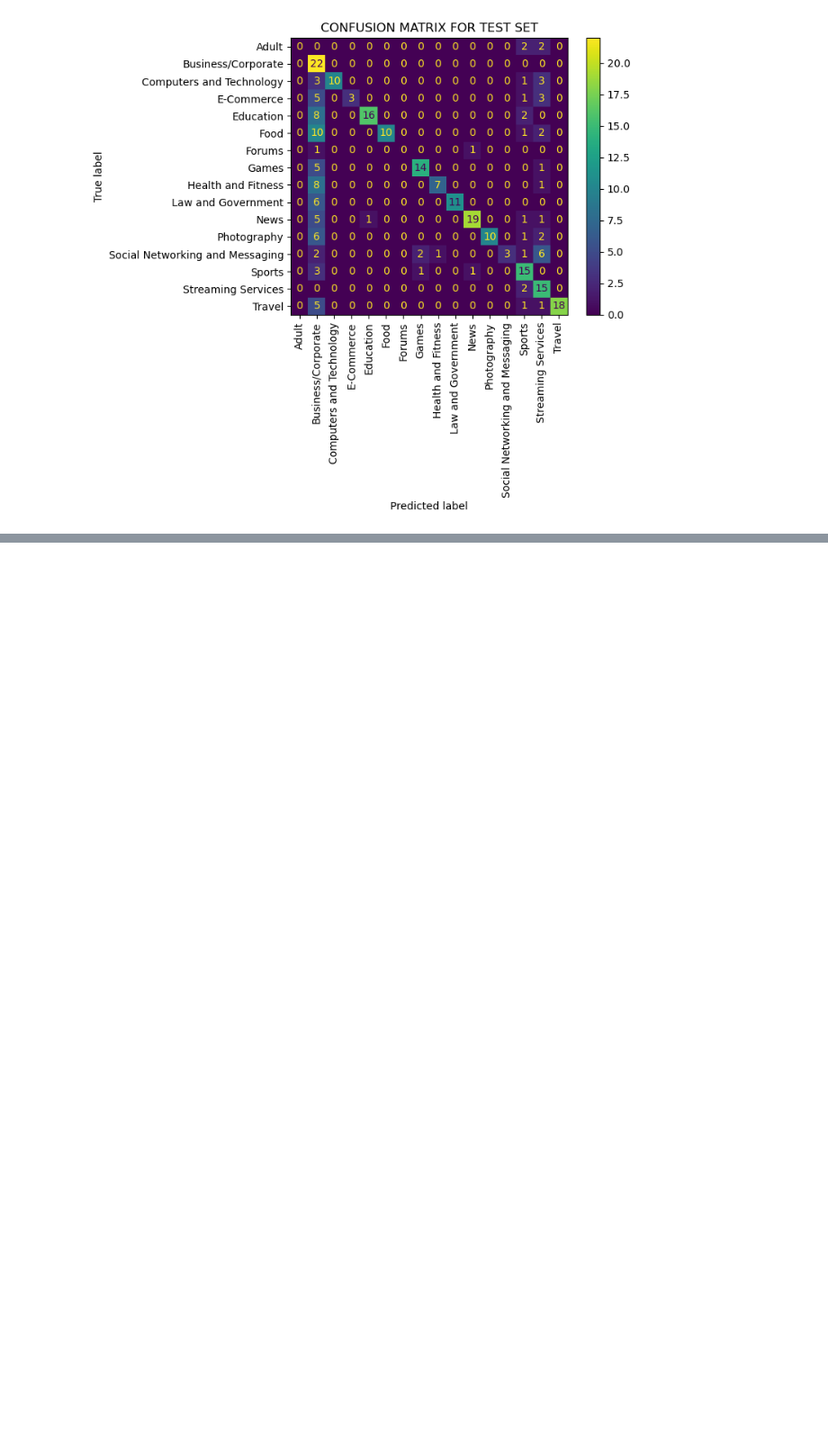
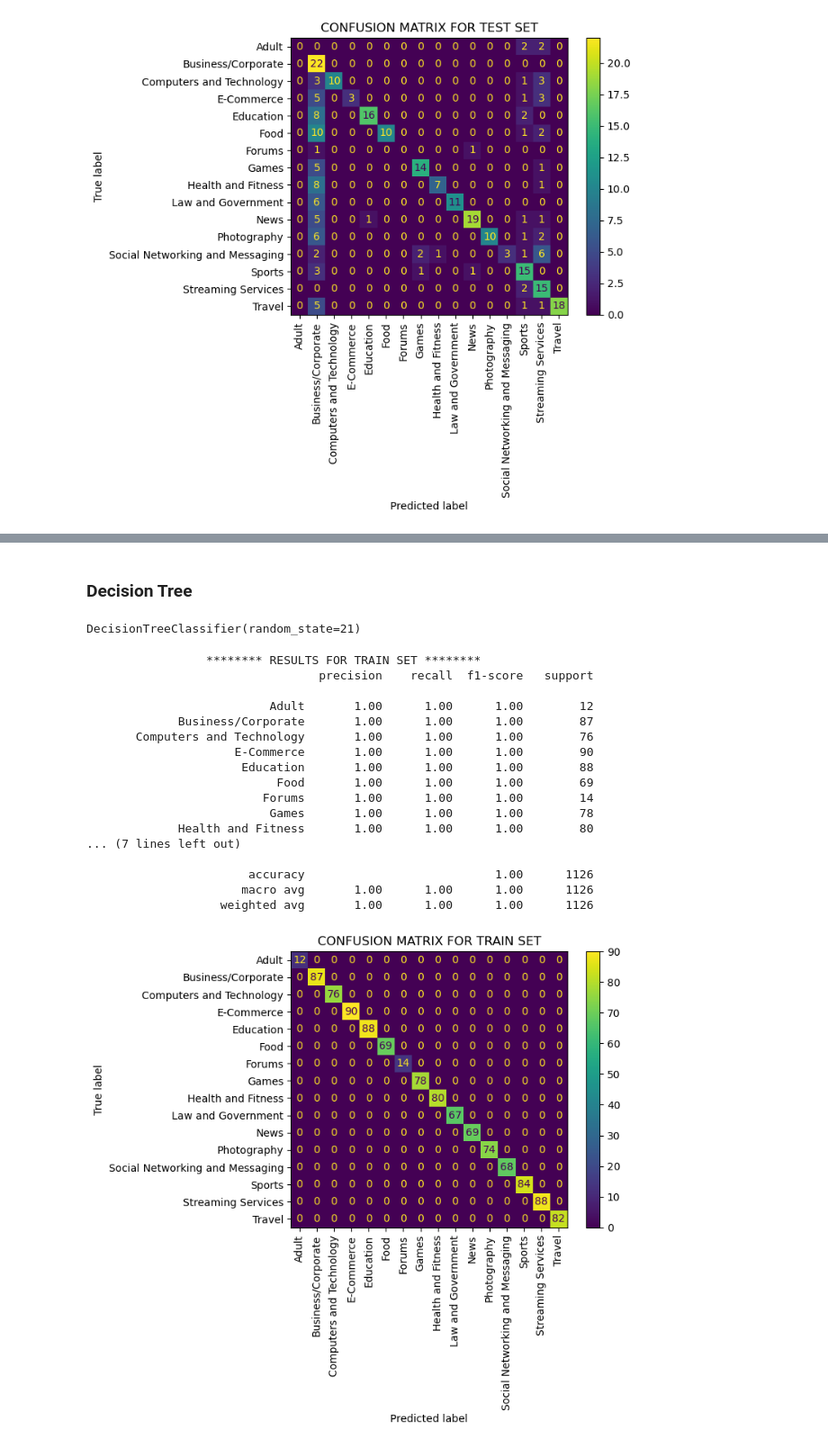
Before and after one commit to sabi000/Website-classification, a Jupyter notebook: text_encoding_BoW.ipynb, the cells around one changed output, grey strips where cells are left out. Shown at 90% size. Cells and saved outputs as stored; diff of their text form; code cells hidden in the pictures; blank space fills up the shorter version.

```diff
--- a/text_encoding_BoW.ipynb
+++ b/text_encoding_BoW.ipynb
@@ -349,0 +415,29 @@ get_results(svm_clf, X_test, y_test, 'TEST')
+# %% [markdown]
+### Decision Tree
+# %%
+dectre_clf = DecisionTreeClassifier(random_state=21)
+# %%
+dectre_clf.fit(X_train, y_train)
+# %% [output]
+DecisionTreeClassifier(random_state=21)
+# %%
+get_results(dectre_clf, X_train, y_train, 'TRAIN')
+# %% [output]
+                 ******** RESULTS FOR TRAIN SET ********
+                                 precision    recall  f1-score   support
+
+                          Adult       1.00      1.00      1.00        12
+             Business/Corporate       1.00      1.00      1.00        87
+       Computers and Technology       1.00      1.00      1.00        76
+                     E-Commerce       1.00      1.00      1.00        90
+                      Education       1.00      1.00      1.00        88
+                           Food       1.00      1.00      1.00        69
+                         Forums       1.00      1.00      1.00        14
+                          Games       1.00      1.00      1.00        78
+             Health and Fitness       1.00      1.00      1.00        80
+... (7 lines left out)
+
+                       accuracy                           1.00      1126
+                      macro avg       1.00      1.00      1.00      1126
+                   weighted avg       1.00      1.00      1.00      1126
+[figure, added]
```
Also changed, not shown: parts of 44 cells of this notebook.
